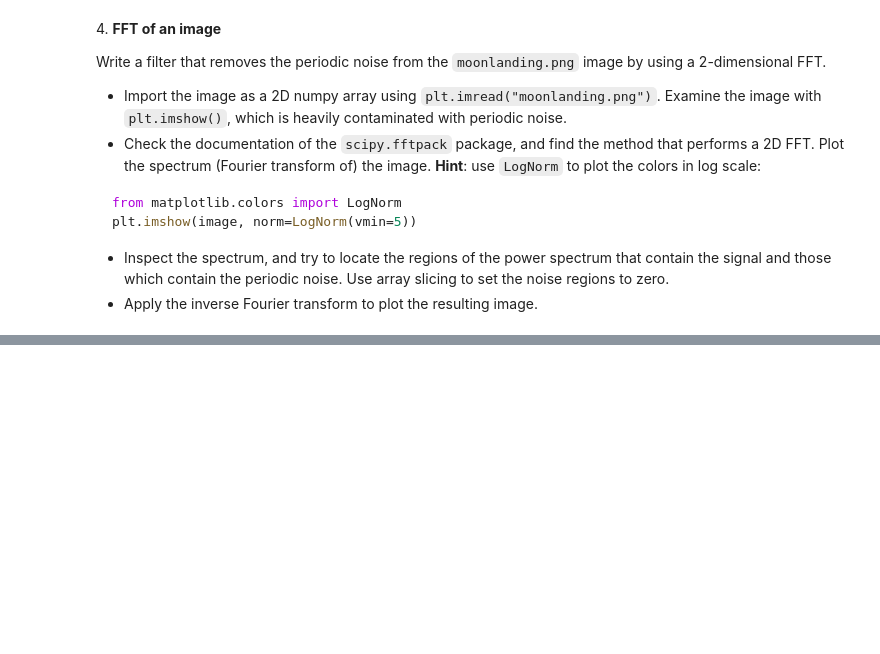
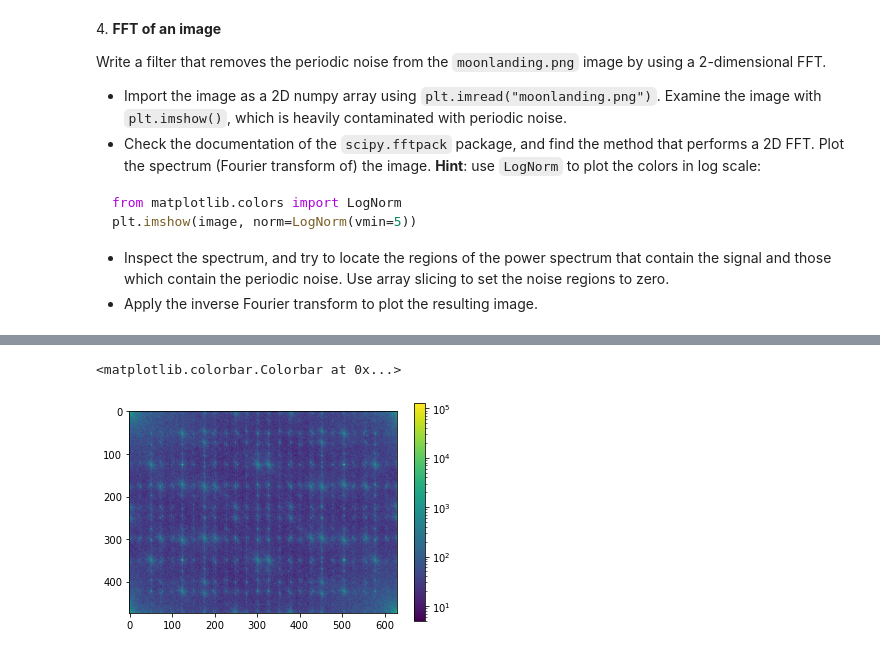
Before and after one commit to tommasoamico/LaboratoryOfComputationalPhysics_Y4, a Jupyter notebook: 09ex_algorithms.ipynb, the cells around one changed output, grey strips where cells are left out. Saved outputs shown, nothing was run; the diff lists cells and outputs as text; code cells hidden in the pictures; blank space fills up the shorter version.

```diff
--- a/09ex_algorithms.ipynb
+++ b/09ex_algorithms.ipynb
@@ -205,0 +213,7 @@ plt.imshow(image, norm=LogNorm(vmin=5))
+# %%
+fft_moon = fftpack.fft2(moon_im)
+plt.imshow(np.abs(fft_moon), norm=LogNorm(vmin=5, vmax=np.abs(fft_moon).max()))
+plt.colorbar()
+# %% [output]
+<matplotlib.colorbar.Colorbar at 0x...>
+[figure, added]
```
Also changed, not shown: parts of 3 cells of this notebook, 1 other file.
